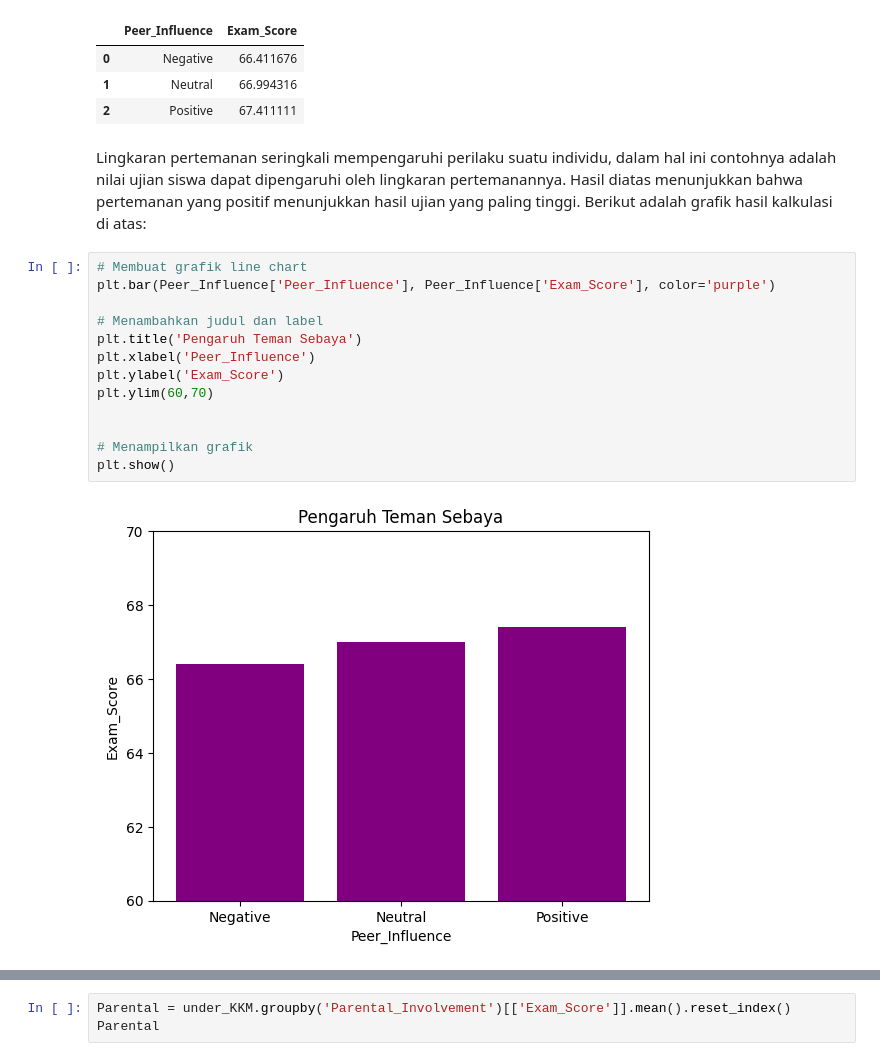
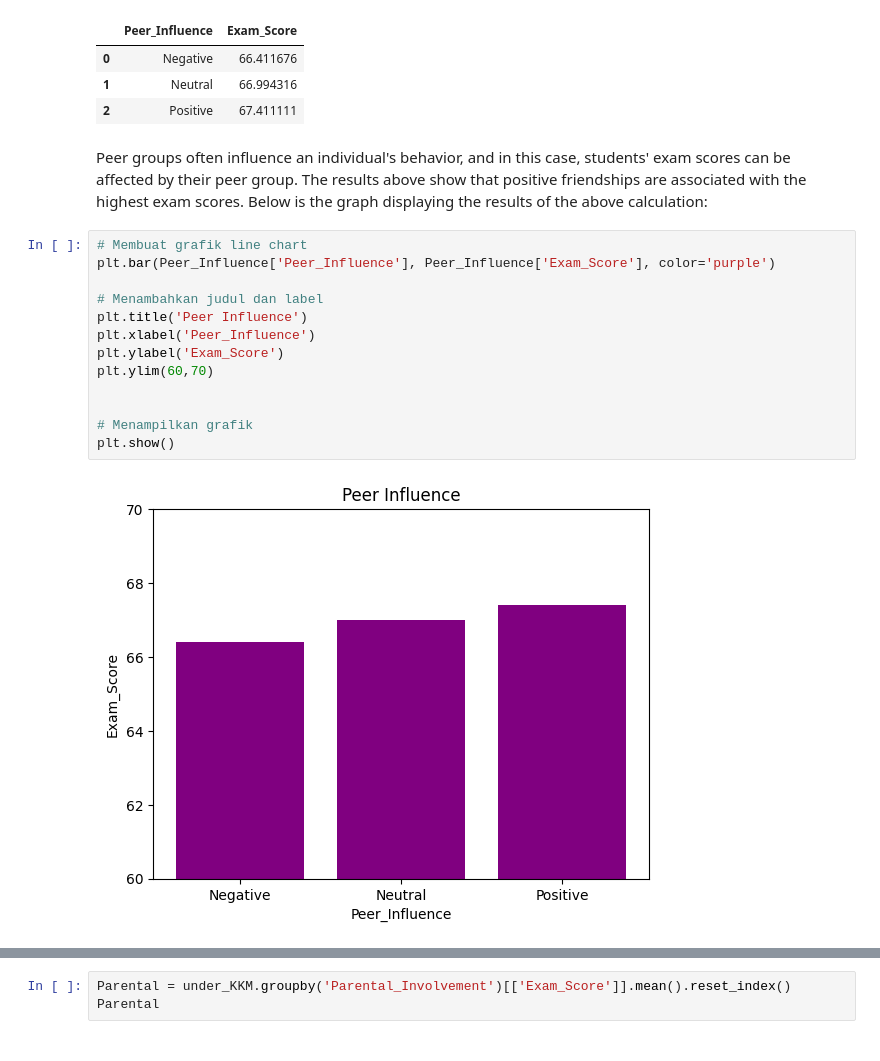
Before and after one commit to azkiamudrikah/Students-Performance-Factors, a Jupyter notebook: StudentsPerformanceFactors.ipynb, the cells around one changed output, grey strips where cells are left out. Saved outputs shown, nothing was run; the diff lists cells and outputs as text.

```diff
--- a/StudentsPerformanceFactors.ipynb
+++ b/StudentsPerformanceFactors.ipynb
@@ -395,20 +368,20 @@ Peer_Influence
 | 0 | Negative | 66.411676 |
 | 1 | Neutral | 66.994316 |
 | 2 | Positive | 67.411111 |
-# %% [markdown]
-Lingkaran pertemanan seringkali mempengaruhi perilaku suatu individu, dalam hal ini contohnya adalah nilai ujian siswa dapat dipengaruhi oleh lingkaran pertemanannya. Hasil diatas menunjukkan bahwa pertemanan yang positif menunjukkan hasil ujian yang paling tinggi. Berikut adalah grafik hasil kalkulasi di atas:
+# %% [markdown]
+Peer groups often influence an individual's behavior, and in this case, students' exam scores can be affected by their peer group. The results above show that positive friendships are associated with the highest exam scores. Below is the graph displaying the results of the above calculation:
 # %%
 # Membuat grafik line chart
 plt.bar(Peer_Influence['Peer_Influence'], Peer_Influence['Exam_Score'], color='purple')
 
 # Menambahkan judul dan label
-plt.title('Pengaruh Teman Sebaya')
+plt.title('Peer Influence')
 plt.xlabel('Peer_Influence')
 plt.ylabel('Exam_Score')
 plt.ylim(60,70)
 
 
 # Menampilkan grafik
 plt.show()
 # %% [output]
-[figure, old version]
+[figure, new version]
```
Also changed, not shown: parts of 100 cells of this notebook.
